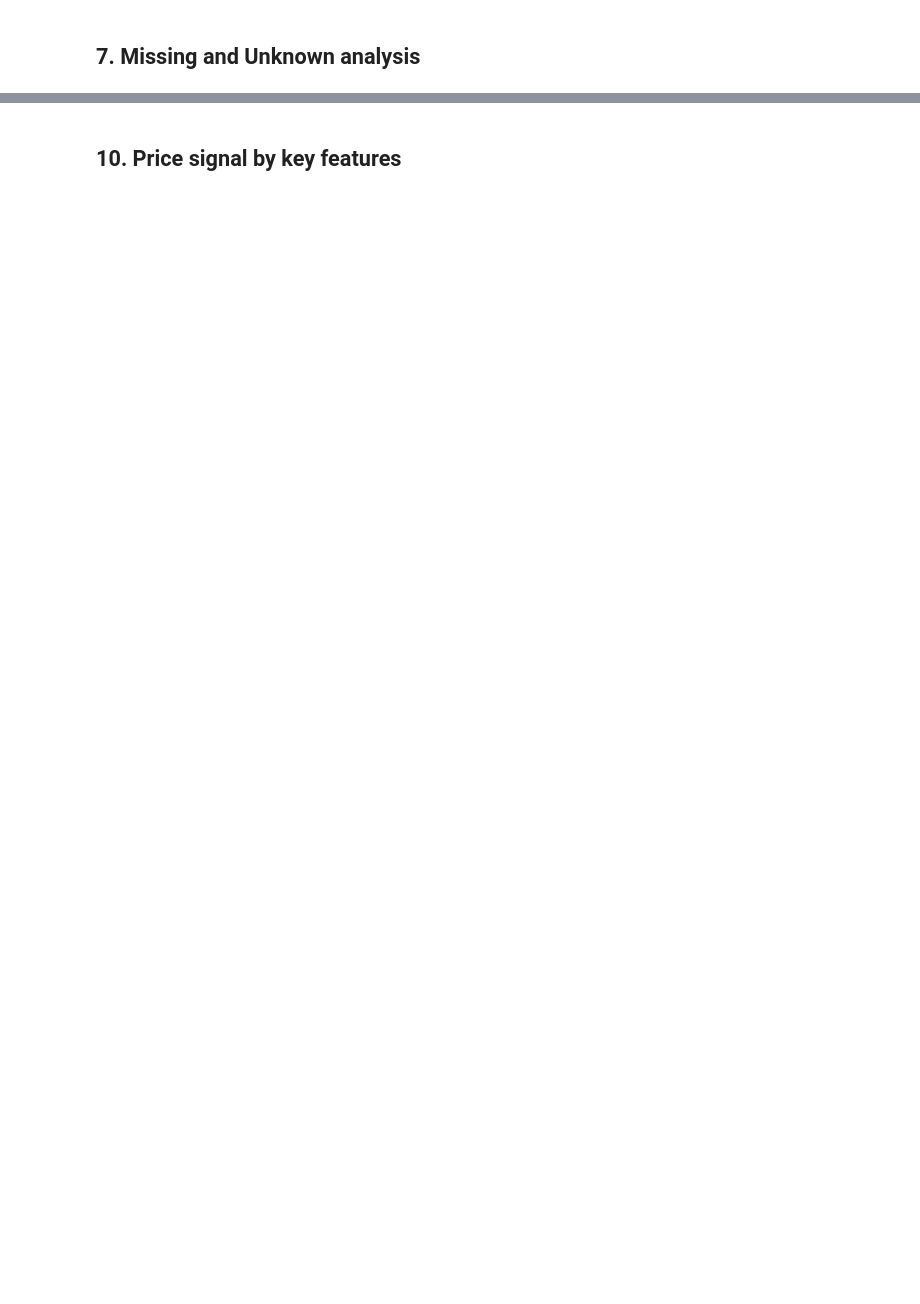
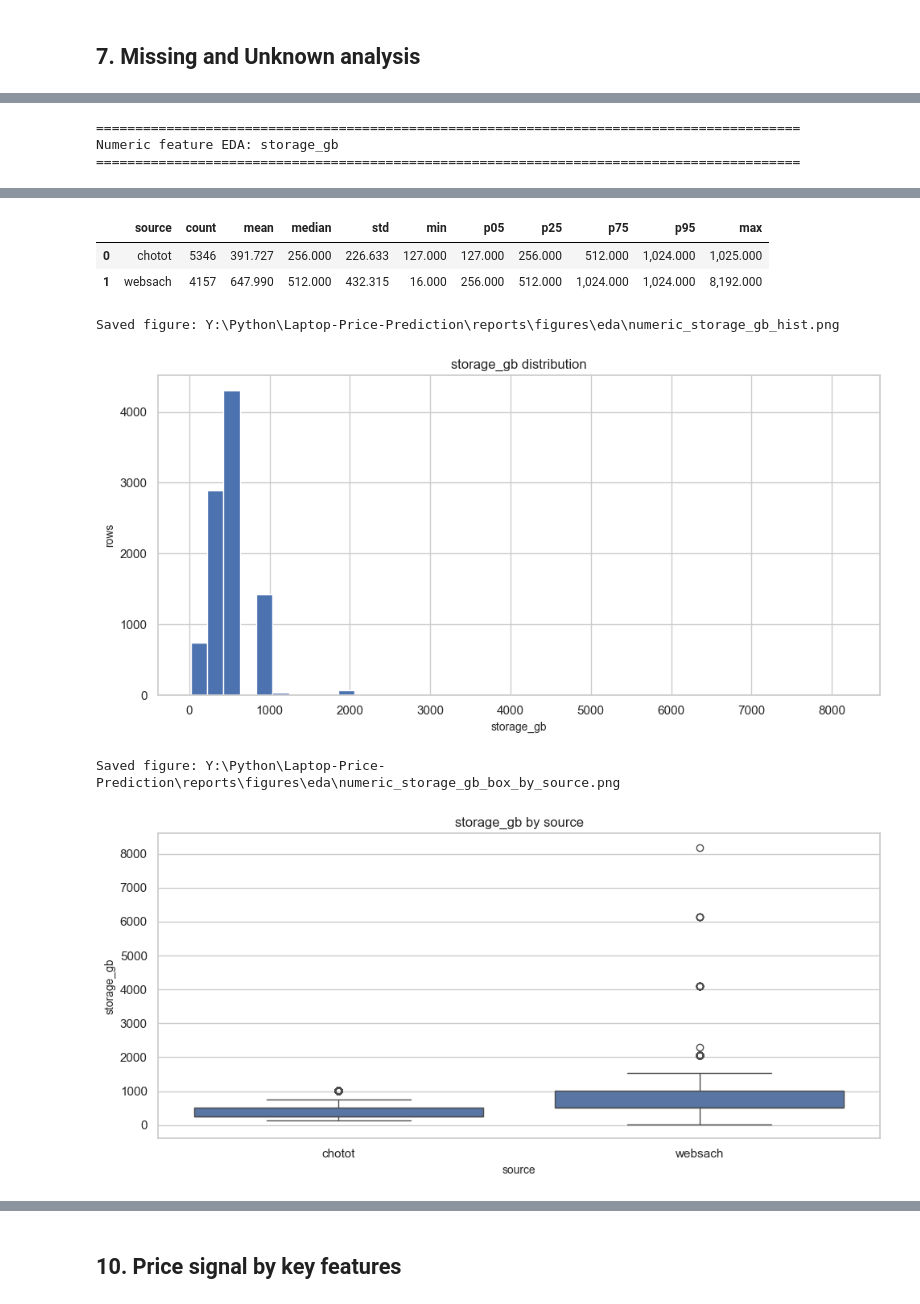
Before and after one commit to thisYui/Laptop-Price-Prediction, a Jupyter notebook: notebooks/data/05_eda.ipynb, the cells around one changed output, grey strips where cells are left out. Saved outputs shown, nothing was run; the diff lists cells and outputs as text; code cells hidden in the pictures; blank space fills up the shorter version.

```diff
--- a/notebooks/data/05_eda.ipynb
+++ b/notebooks/data/05_eda.ipynb
@@ -330,0 +1033,6 @@ print("Interpretation: Unknown-heavy condition/warranty/origin in Websach is sou
+# %%
+run_numeric_eda_for_col(df, "storage_gb")
+# %% [output]
+==========================================================================================
+Numeric feature EDA: storage_gb
+==========================================================================================
@@ -330,0 +1050,7 @@ print("Interpretation: Unknown-heavy condition/warranty/origin in Websach is sou
+|  | source | count | mean | median | std | min | p05 | p25 | p75 | p95 | max |
+| 0 | chotot | 5346 | 391.727 | 256.000 | 226.633 | 127.000 | 127.000 | 256.000 | 512.000 | 1,024.000 | 1,025.000 |
+| 1 | websach | 4157 | 647.990 | 512.000 | 432.315 | 16.000 | 256.000 | 512.000 | 1,024.000 | 1,024.000 | 8,192.000 |
+Saved figure: Y:\Python\Laptop-Price-Prediction\reports\figures\eda\numeric_storage_gb_hist.png
+[figure, added]
+Saved figure: Y:\Python\Laptop-Price-Prediction\reports\figures\eda\numeric_storage_gb_box_by_source.png
+[figure, added]
```
Also changed, not shown: parts of 88 cells of this notebook, 26 other files.
